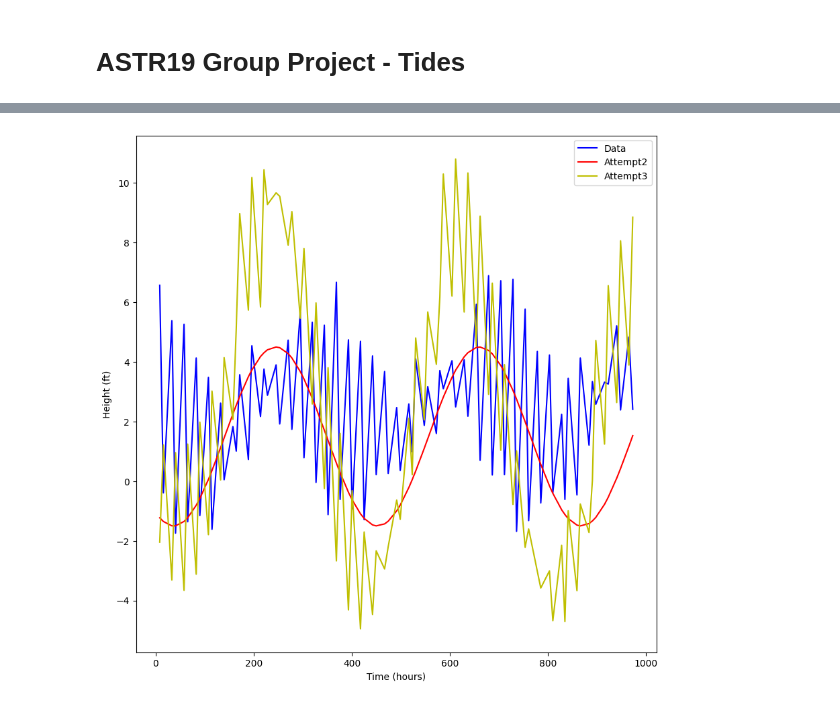
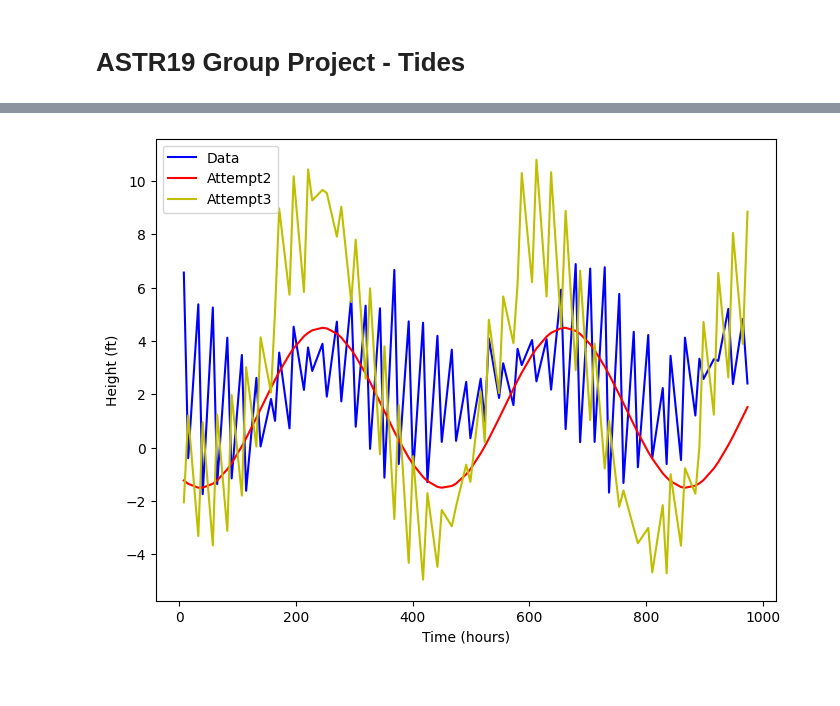
Before and after one commit to Alexis-Valdes/ASTR-Group-Project, a Jupyter notebook: data-plotting.ipynb, the cells around one changed output, grey strips where cells are left out. Drawn from its saved outputs; the diff is of its cells as text; code cells hidden in the pictures.

```diff
--- a/data-plotting.ipynb
+++ b/data-plotting.ipynb
@@ -67,33 +46,33 @@ def sin(x, a, b):
     return a * (np.sin(x * frequency + b)) + 1.5
 
 # second attempt for smoother curve
 def sin2(x, a, b):
     frequency = (2 * np.pi) / (26 * 16)
     return a * (np.sin(x * frequency + b)) + 1.5
 
 # add both together for third attempt
 def sin3(x, a1, b1, a2, b2):
     frequency1 = (2 * np.pi) / 26
     frequency2 = (2 * np.pi) / (26 * 15)
     return (a1 * (np.sin(x * frequency1 + b1)) + 1.5) + (a2 * (np.sin(x * frequency2 + b2)) + 1.5)
 
 # try a wavelength
 attempt = sin(x, 3, 400)
 attempt2 = sin2(x, 3, 400)
 attempt3 = sin3(x, 3, 400, 5, 400)
 
 # plot
-fig = plt.figure(figsize=(10, 10))
+fig = plt.figure(figsize=(8, 6))
 ax = fig.add_subplot(111)
 ax.plot(x, y, 'b-', label='Data')
 ax.plot(x, attempt2, 'r-', label='Attempt2')
 ax.plot(x, attempt3, 'y-', label='Attempt3')
 
 ax.set_xlabel('Time (hours)')
 ax.set_ylabel('Height (ft)')
 ax.legend()
 
 plt.show()
 # %% [output]
-[figure, old version]
+[figure, new version]
 # %%
```
Also changed, not shown: parts of 11 cells of this notebook, 2 other files.
